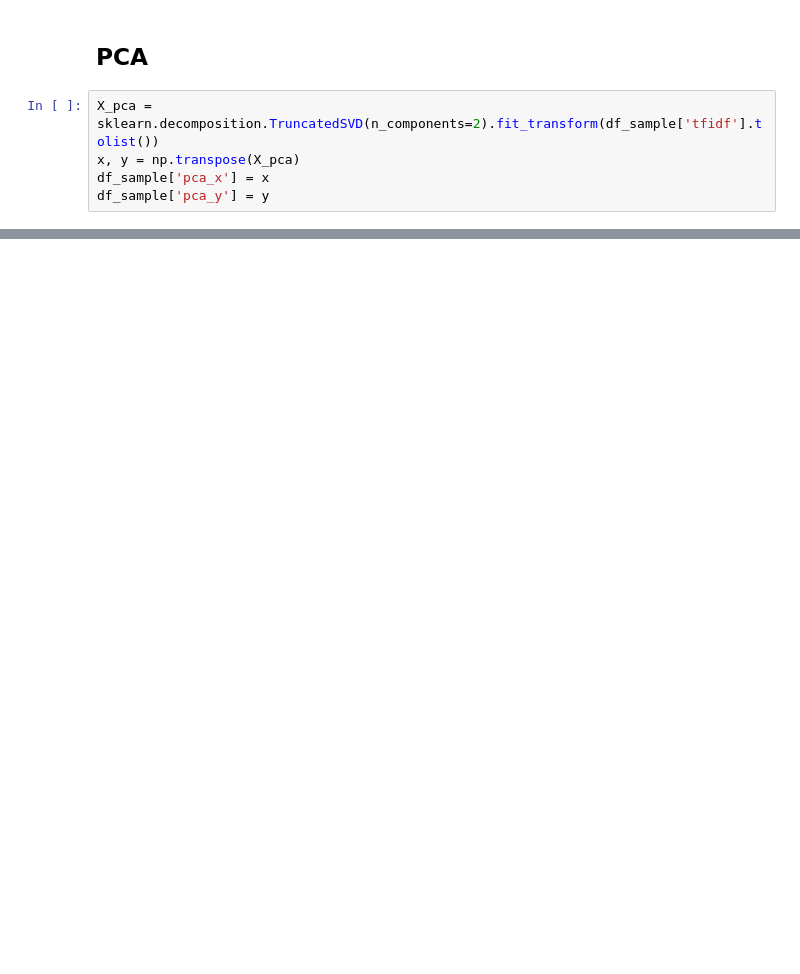
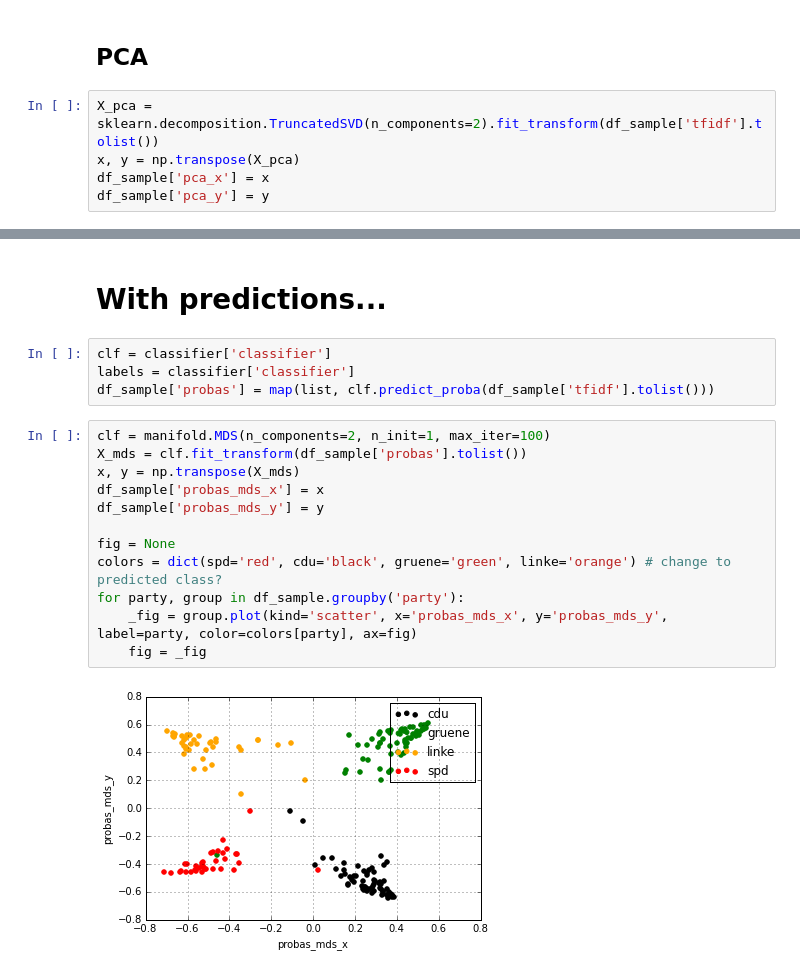
Before and after one commit to kirel/political-affiliation-prediction, a Jupyter notebook: visualization.ipynb, the cells around one changed output, grey strips where cells are left out. Cells and saved outputs as stored; diff of their text form; blank space fills up the shorter version.

Commit message:
Try mrs with predicted class

```diff
--- a/visualization.ipynb
+++ b/visualization.ipynb
@@ -150,0 +151,20 @@ for party, group in df_sample.groupby('party'):
+# %% [markdown]
+# With predictions...
+# %%
+clf = classifier['classifier']
+labels = classifier['classifier']
+df_sample['probas'] = map(list, clf.predict_proba(df_sample['tfidf'].tolist()))
+# %%
+clf = manifold.MDS(n_components=2, n_init=1, max_iter=100)
+X_mds = clf.fit_transform(df_sample['probas'].tolist())
+x, y = np.transpose(X_mds)
+df_sample['probas_mds_x'] = x
+df_sample['probas_mds_y'] = y
+
+fig = None
+colors = dict(spd='red', cdu='black', gruene='green', linke='orange') # change to predicted class?
+for party, group in df_sample.groupby('party'):
+    _fig = group.plot(kind='scatter', x='probas_mds_x', y='probas_mds_y', label=party, color=colors[party], ax=fig)
+    fig = _fig
+# %% [output]
+[figure, added]
```
Also changed, not shown: parts of 5 cells of this notebook.
